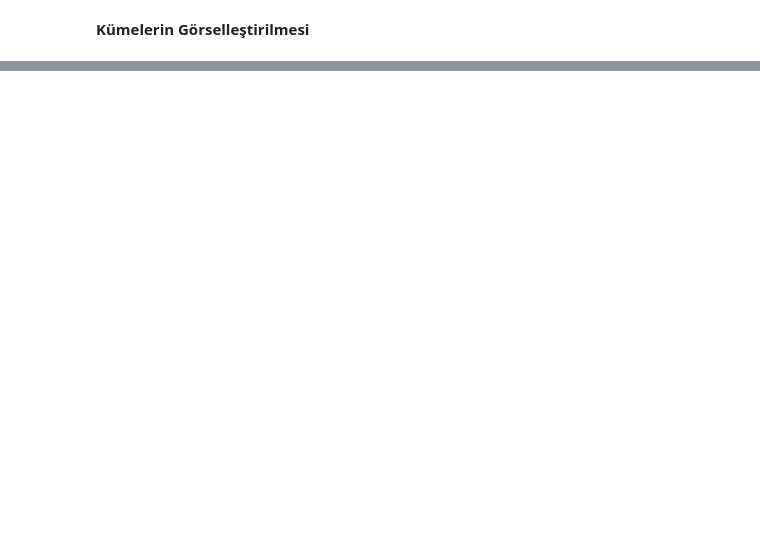
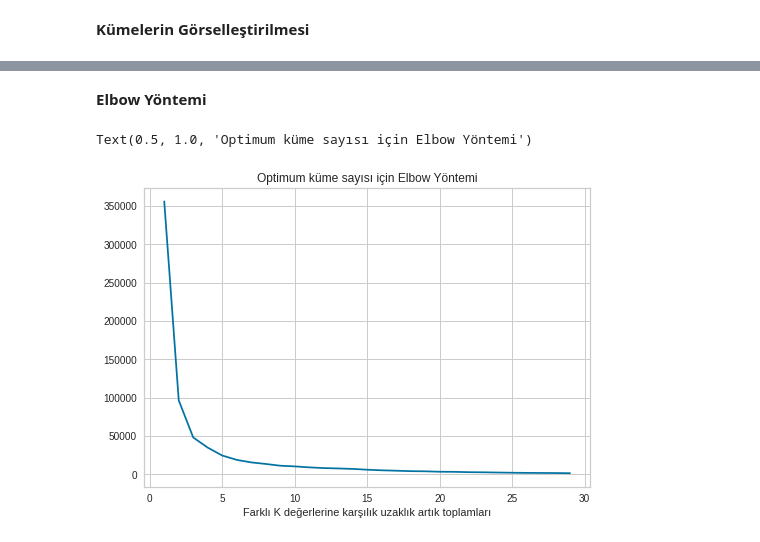
Before and after one commit to Sevdehatip/ML_Algorithms, a Jupyter notebook: Unsupervised Learning/KMeans.ipynb, the cells around one changed output, grey strips where cells are left out. Drawn from its saved outputs; the diff is of its cells as text; code cells hidden in the pictures; blank space fills up the shorter version.

```diff
--- a/Unsupervised Learning/KMeans.ipynb
+++ b/Unsupervised Learning/KMeans.ipynb
@@ -128,0 +127,17 @@ plt.scatter(merkezler[:,0], merkezler[:,1], c="black", s=200, alpha=0.5); #küme
+# %% [markdown]
+**Elbow Yöntemi**
+# %%
+ssd=[]
+
+K=range(1,30)
+
+for k in K:
+  kmeans=KMeans(n_clusters=k).fit(df)
+  ssd.append(kmeans.inertia_)
+# %%
+plt.plot(K, ssd, "bx-")
+plt.xlabel("Farklı K değerlerine karşılık uzaklık artık toplamları")
+plt.title("Optimum küme sayısı için Elbow Yöntemi")
+# %% [output]
+Text(0.5, 1.0, 'Optimum küme sayısı için Elbow Yöntemi')
+[figure, added]
```
Also changed, not shown: parts of 17 cells of this notebook.
